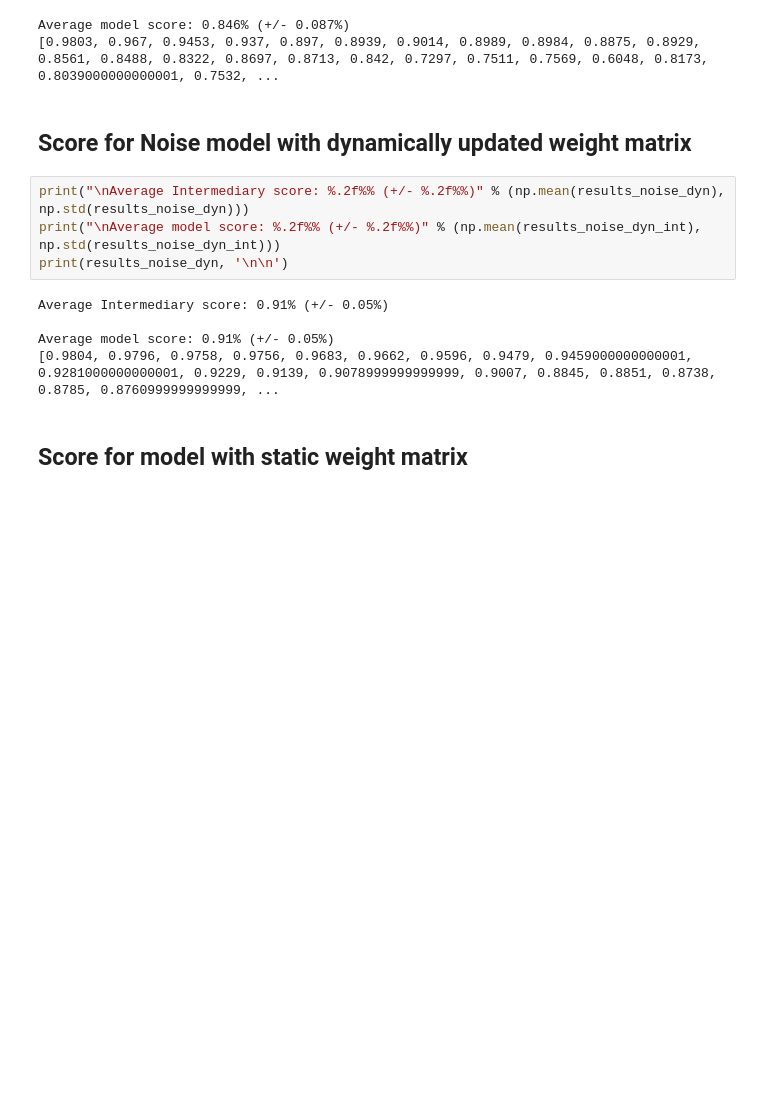
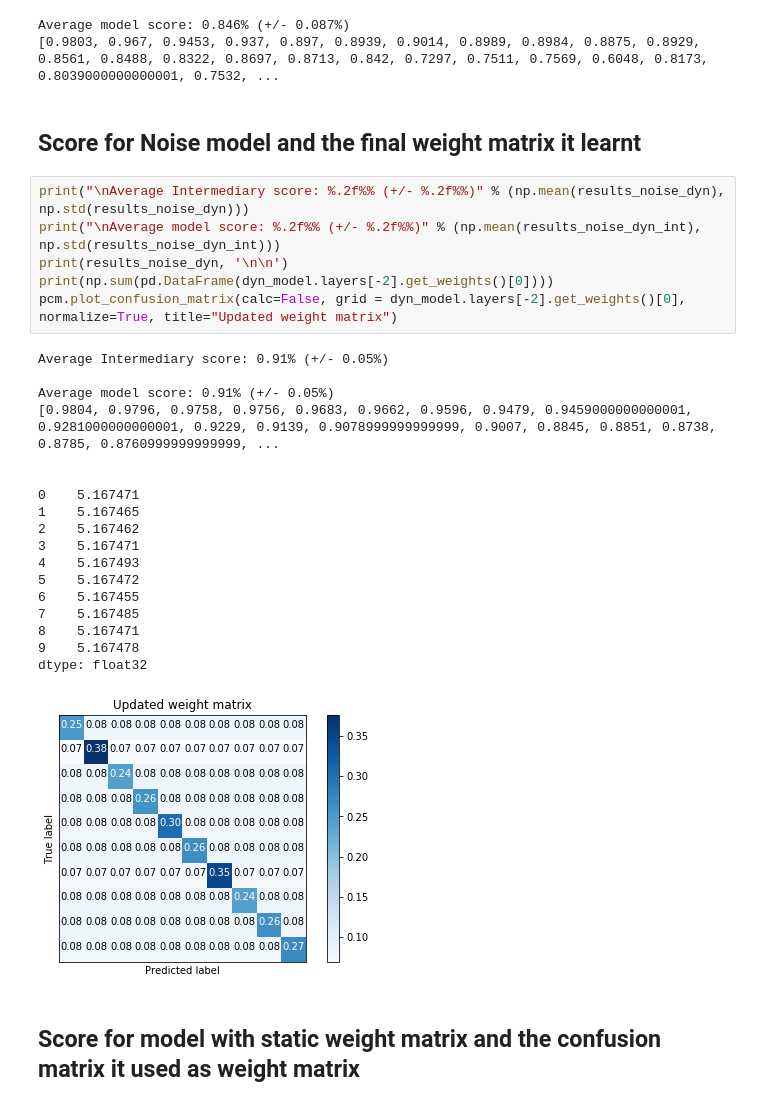
Before and after one commit to gaborcsapo/GenderEthnicity, a Jupyter notebook: NeuralNets/13_MNIST_Default_Dropout.ipynb, the cells around one changed output. Cells and saved outputs as stored; diff of their text form; blank space fills up the shorter version.

Commit message:
visualize weight matrices

```diff
--- a/NeuralNets/13_MNIST_Default_Dropout.ipynb
+++ b/NeuralNets/13_MNIST_Default_Dropout.ipynb
@@ -341,18 +345,34 @@ print(results_def, '\n\n')
 Average model score: 0.846% (+/- 0.087%)
 [0.9803, 0.967, 0.9453, 0.937, 0.897, 0.8939, 0.9014, 0.8989, 0.8984, 0.8875, 0.8929, 0.8561, 0.8488, 0.8322, 0.8697, 0.8713, 0.842, 0.7297, 0.7511, 0.7569, 0.6048, 0.8173, 0.8039000000000001, 0.7532, ...
 # %% [markdown]
-## Score for Noise model with dynamically updated weight matrix
+## Score for Noise model and the final weight matrix it learnt
 # %%
 print("\nAverage Intermediary score: %.2f%% (+/- %.2f%%)" % (np.mean(results_noise_dyn), np.std(results_noise_dyn)))
 print("\nAverage model score: %.2f%% (+/- %.2f%%)" % (np.mean(results_noise_dyn_int), np.std(results_noise_dyn_int)))
 print(results_noise_dyn, '\n\n')
+print(np.sum(pd.DataFrame(dyn_model.layers[-2].get_weights()[0])))
+pcm.plot_confusion_matrix(calc=False, grid = dyn_model.layers[-2].get_weights()[0], normalize=True, title="Updated weight matrix")
 # %% [output]
 Average Intermediary score: 0.91% (+/- 0.05%)
 
 Average model score: 0.91% (+/- 0.05%)
 [0.9804, 0.9796, 0.9758, 0.9756, 0.9683, 0.9662, 0.9596, 0.9479, 0.9459000000000001, 0.9281000000000001, 0.9229, 0.9139, 0.9078999999999999, 0.9007, 0.8845, 0.8851, 0.8738, 0.8785, 0.8760999999999999, ...
+
+
+0    5.167471
+1    5.167465
+2    5.167462
+3    5.167471
+4    5.167493
+5    5.167472
+6    5.167455
+7    5.167485
+8    5.167471
+9    5.167478
+dtype: float32
+[figure, added]
 # %% [markdown]
-## Score for model with static weight matrix
+## Score for model with static weight matrix and the confusion matrix it used as weight matrix
 # %%
 print("\nAverage Intermediary score: %.2f%% (+/- %.2f%%)" % (np.mean(results_noise_sta), np.std(results_noise_sta)))
 print("\nAverage model score: %.2f%% (+/- %.2f%%)" % (np.mean(results_noise_sta_int), np.std(results_noise_sta_int)))
```
Also changed, not shown: parts of 8 cells of this notebook, 3 other files.
